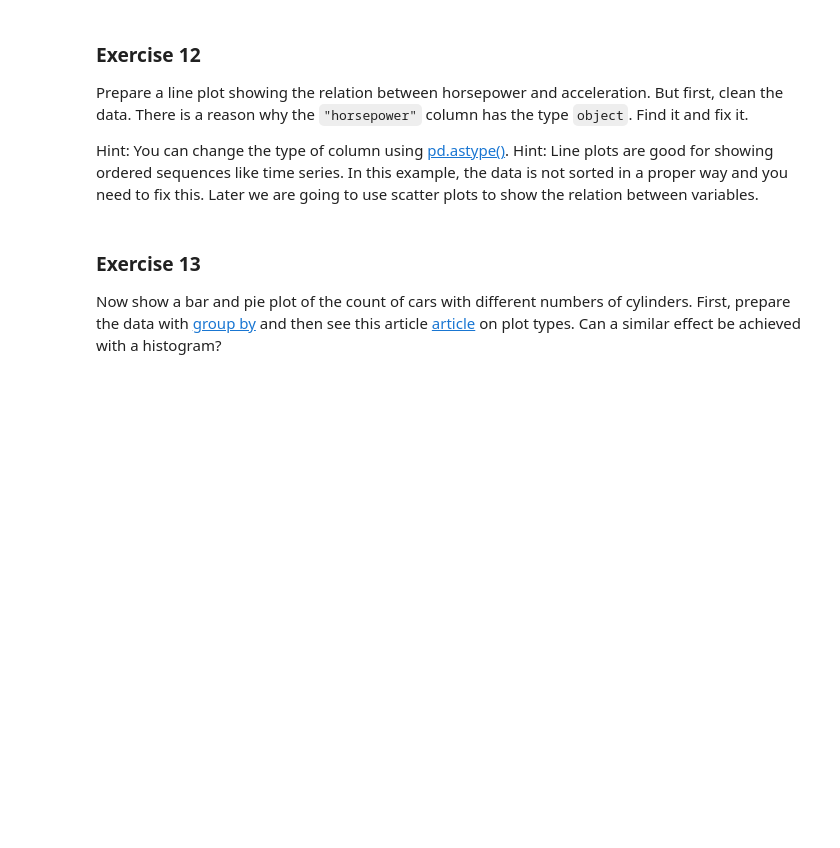
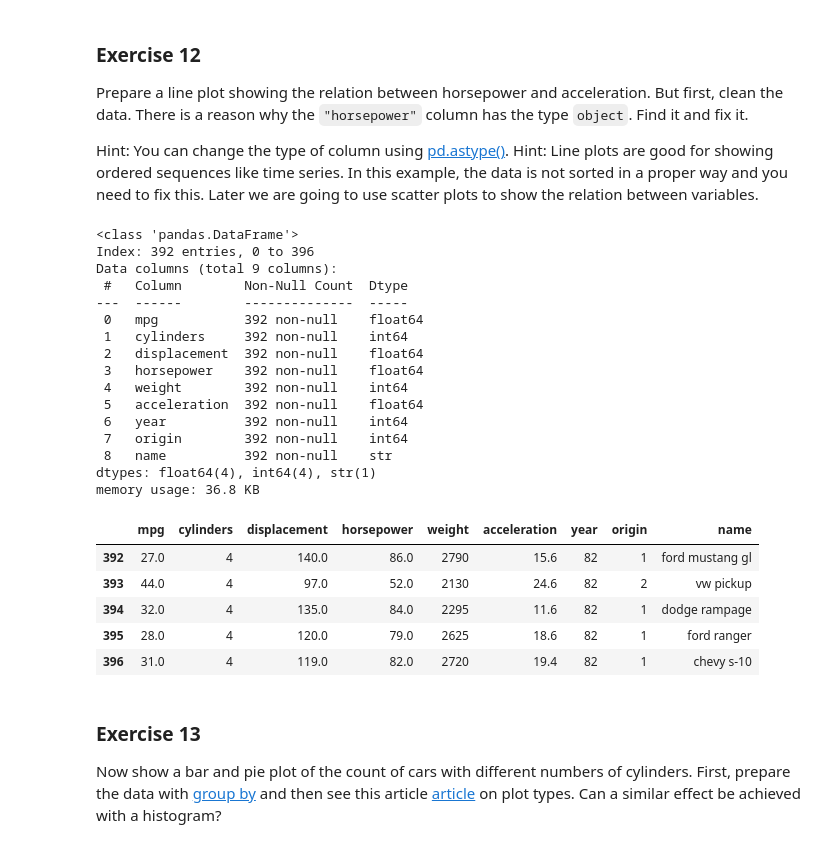
Before and after one commit to sylwia-sapkowska/intro-to-ml, a Jupyter notebook: 1_Introduction,_visualization,_descriptive_statistics_student_version.ipynb, the cells around one changed output. Saved outputs shown, nothing was run; the diff lists cells and outputs as text; code cells hidden in the pictures; blank space fills up the shorter version.

```diff
--- a/1_Introduction,_visualization,_descriptive_statistics_student_version.ipynb
+++ b/1_Introduction,_visualization,_descriptive_statistics_student_version.ipynb
@@ -493,3 +487,34 @@ Hint: Line plots are good for showing ordered sequences like time series. In thi
+# %%
+# Put your code here
+print(len(auto))
+auto["horsepower"] = auto["horsepower"].replace("?", np.nan)
+# auto.dropna(inplace=True)
+# auto["horsepower"] = auto["horsepower"].astype("float")
+# auto.info()
+# auto.tail()
+# %% [output]
+<class 'pandas.DataFrame'>
+Index: 392 entries, 0 to 396
+Data columns (total 9 columns):
+ #   Column        Non-Null Count  Dtype
+---  ------        --------------  -----
+ 0   mpg           392 non-null    float64
+ 1   cylinders     392 non-null    int64
+ 2   displacement  392 non-null    float64
+ 3   horsepower    392 non-null    float64
+ 4   weight        392 non-null    int64
+ 5   acceleration  392 non-null    float64
+ 6   year          392 non-null    int64
+ 7   origin        392 non-null    int64
+ 8   name          392 non-null    str
+dtypes: float64(4), int64(4), str(1)
+memory usage: 36.8 KB
+|  | mpg | cylinders | displacement | horsepower | weight | acceleration | year | origin | name |
+| 392 | 27.0 | 4 | 140.0 | 86.0 | 2790 | 15.6 | 82 | 1 | ford mustang gl |
+| 393 | 44.0 | 4 | 97.0 | 52.0 | 2130 | 24.6 | 82 | 2 | vw pickup |
+| 394 | 32.0 | 4 | 135.0 | 84.0 | 2295 | 11.6 | 82 | 1 | dodge rampage |
+| 395 | 28.0 | 4 | 120.0 | 79.0 | 2625 | 18.6 | 82 | 1 | ford ranger |
+| 396 | 31.0 | 4 | 119.0 | 82.0 | 2720 | 19.4 | 82 | 1 | chevy s-10 |
 # %%
 # Put your code here
 # %%
```
Also changed, not shown: parts of 14 cells of this notebook.
